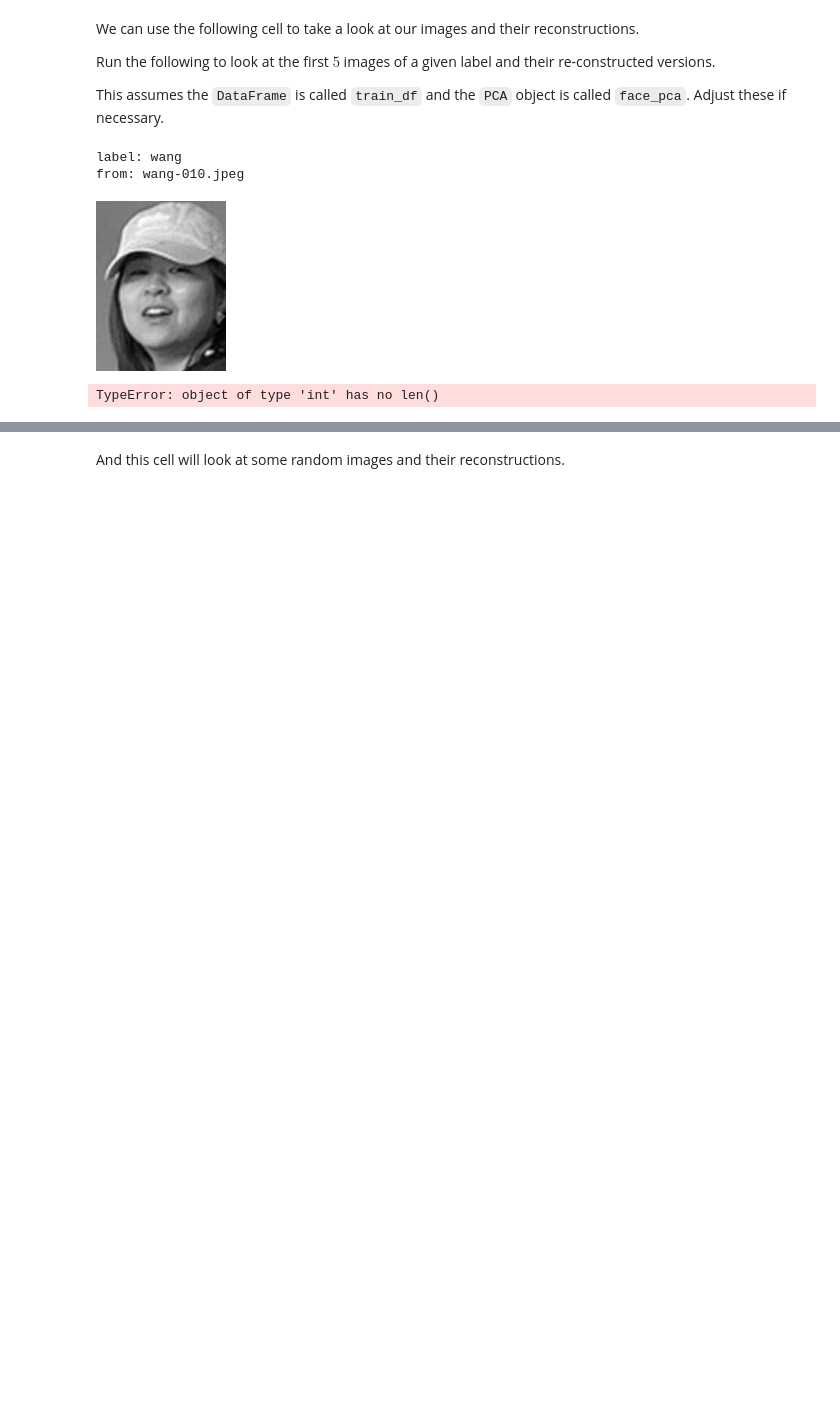
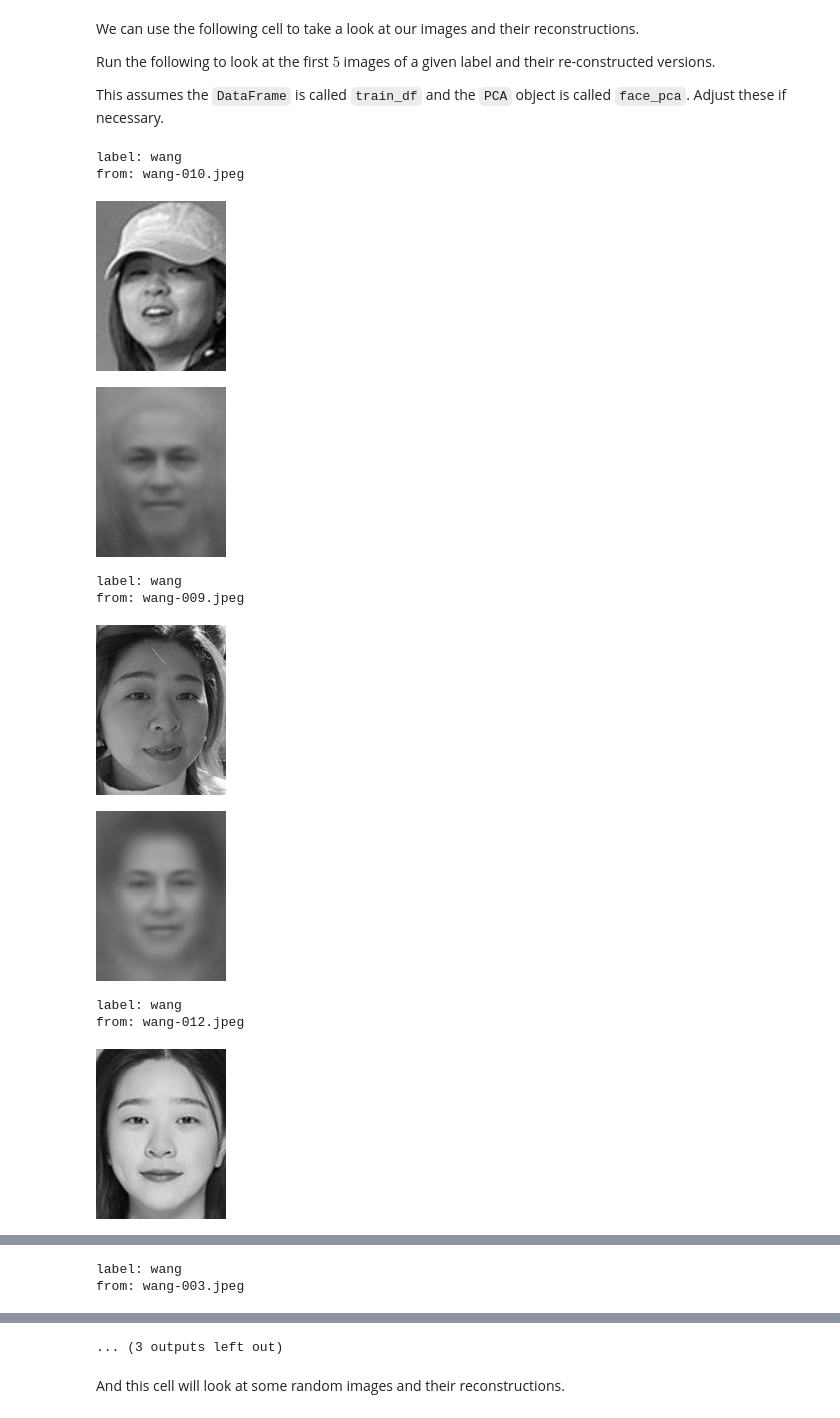
Before and after one commit to yiwendy163/HW10, a Jupyter notebook: HW10.ipynb, the cells around one changed output, grey strips where cells are left out. Saved outputs shown, nothing was run; the diff lists cells and outputs as text; code cells hidden in the pictures; blank space fills up the shorter version.

```diff
--- a/HW10.ipynb
+++ b/HW10.ipynb
@@ -190,26 +190,33 @@ This assumes the `DataFrame` is called `train_df` and the `PCA` object is called
 # %%
 # TODO: change this label to your label to see how
 #       your images are being encoded
 awesome_label = "wang"
 awesome_id = LFWUtils.L2I[awesome_label]
 
 # this filters the DataFrame by our label
 awesome_df = train_pca_df[train_pca_df["label"] == awesome_id]
 
 # reconstruct all images
 pca_pixels = train_pca.inverse_transform(awesome_df)
 
 # associate the original indexes with the reconstructed pca pixels
-idx_pca = zip(awesome_df.index, pca_pixels)
+idx_pca = zip(awesome_df.index, pca_pixels.values)
 
 # iterate through indexes and pca pixels
 for img_idx, img_pca in list(idx_pca)[:5]:
   print("label:", awesome_label,
         "\nfrom:", train["files"][img_idx])
   display(make_image(train["pixels"][img_idx], width=130))
   display(make_image(img_pca, width=130))
 # %% [output]
 label: wang
 from: wang-010.jpeg
 [figure]
+[figure, added]
-TypeError: object of type 'int' has no len()
+label: wang
+from: wang-009.jpeg
+[figure, added]
+[figure, added]
+label: wang
+from: wang-012.jpeg
+[figure, added]
@@ -215,0 +224,2 @@ TypeError: object of type 'int' has no len()
+label: wang
+from: wang-003.jpeg
@@ -216,3 +228,4 @@ TypeError: object of type 'int' has no len()
+... (3 outputs left out)
 # %% [markdown]
 And this cell will look at some random images and their reconstructions.
 # %%
```
Also changed, not shown: parts of 13 cells of this notebook.
